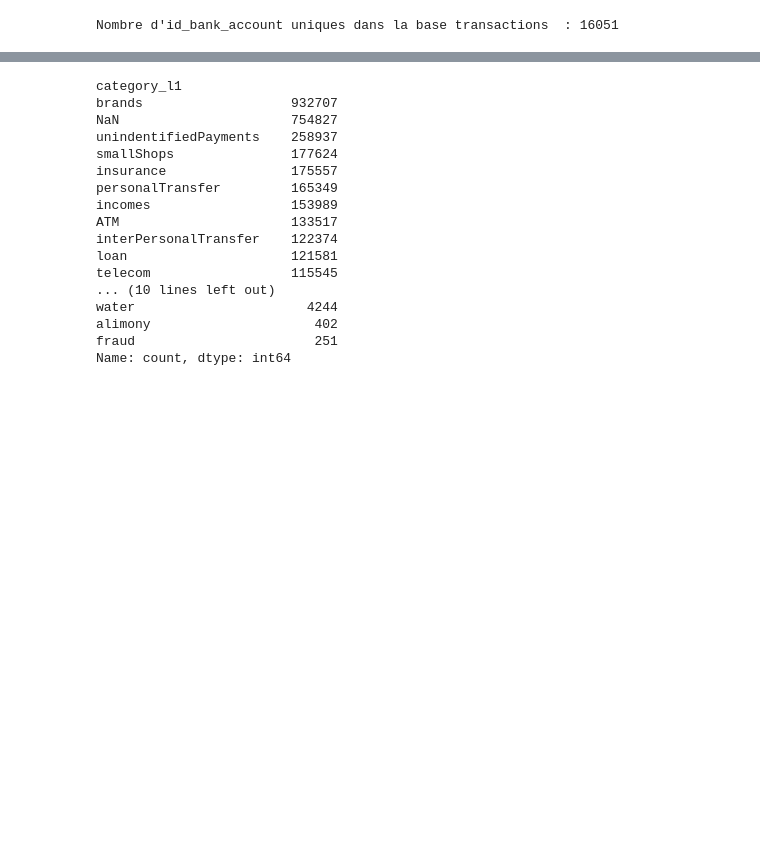
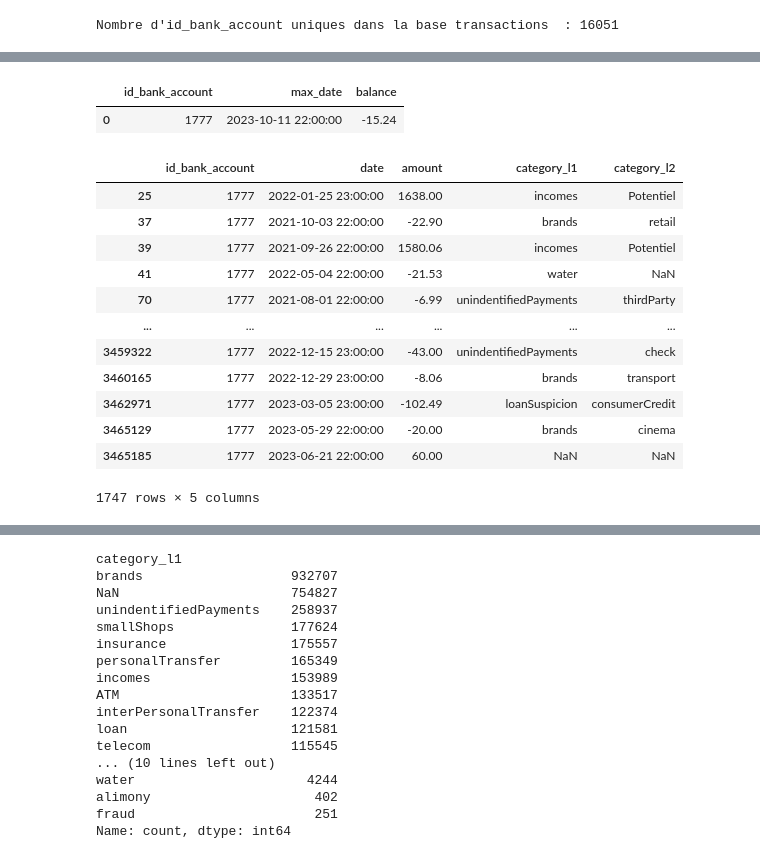
Before and after one commit to rouaabl/Projet-construction-d-un-score-d-octroi, a Jupyter notebook: start.ipynb, the cells around one changed output, grey strips where cells are left out. Drawn from its saved outputs; the diff is of its cells as text; code cells hidden in the pictures; blank space fills up the shorter version.

```diff
--- a/start.ipynb
+++ b/start.ipynb
@@ -51,0 +95,21 @@ Nous observons que, dans la base de données des comptes, il y a **31,436** id_b
+# %%
+acc[acc["id_bank_account"]==1777]
+# %% [output]
+|  | id_bank_account | max_date | balance |
+| 0 | 1777 | 2023-10-11 22:00:00 | -15.24 |
+# %%
+trans[trans["id_bank_account"]==1777]
+# %% [output]
+|  | id_bank_account | date | amount | category_l1 | category_l2 |
+| 25 | 1777 | 2022-01-25 23:00:00 | 1638.00 | incomes | Potentiel |
+| 37 | 1777 | 2021-10-03 22:00:00 | -22.90 | brands | retail |
+| 39 | 1777 | 2021-09-26 22:00:00 | 1580.06 | incomes | Potentiel |
+| 41 | 1777 | 2022-05-04 22:00:00 | -21.53 | water | NaN |
+| 70 | 1777 | 2021-08-01 22:00:00 | -6.99 | unindentifiedPayments | thirdParty |
+| ... | ... | ... | ... | ... | ... |
+| 3459322 | 1777 | 2022-12-15 23:00:00 | -43.00 | unindentifiedPayments | check |
+| 3460165 | 1777 | 2022-12-29 23:00:00 | -8.06 | brands | transport |
+| 3462971 | 1777 | 2023-03-05 23:00:00 | -102.49 | loanSuspicion | consumerCredit |
+| 3465129 | 1777 | 2023-05-29 22:00:00 | -20.00 | brands | cinema |
+| 3465185 | 1777 | 2023-06-21 22:00:00 | 60.00 | NaN | NaN |
+1747 rows × 5 columns
```
Also changed, not shown: parts of 16 cells of this notebook.
